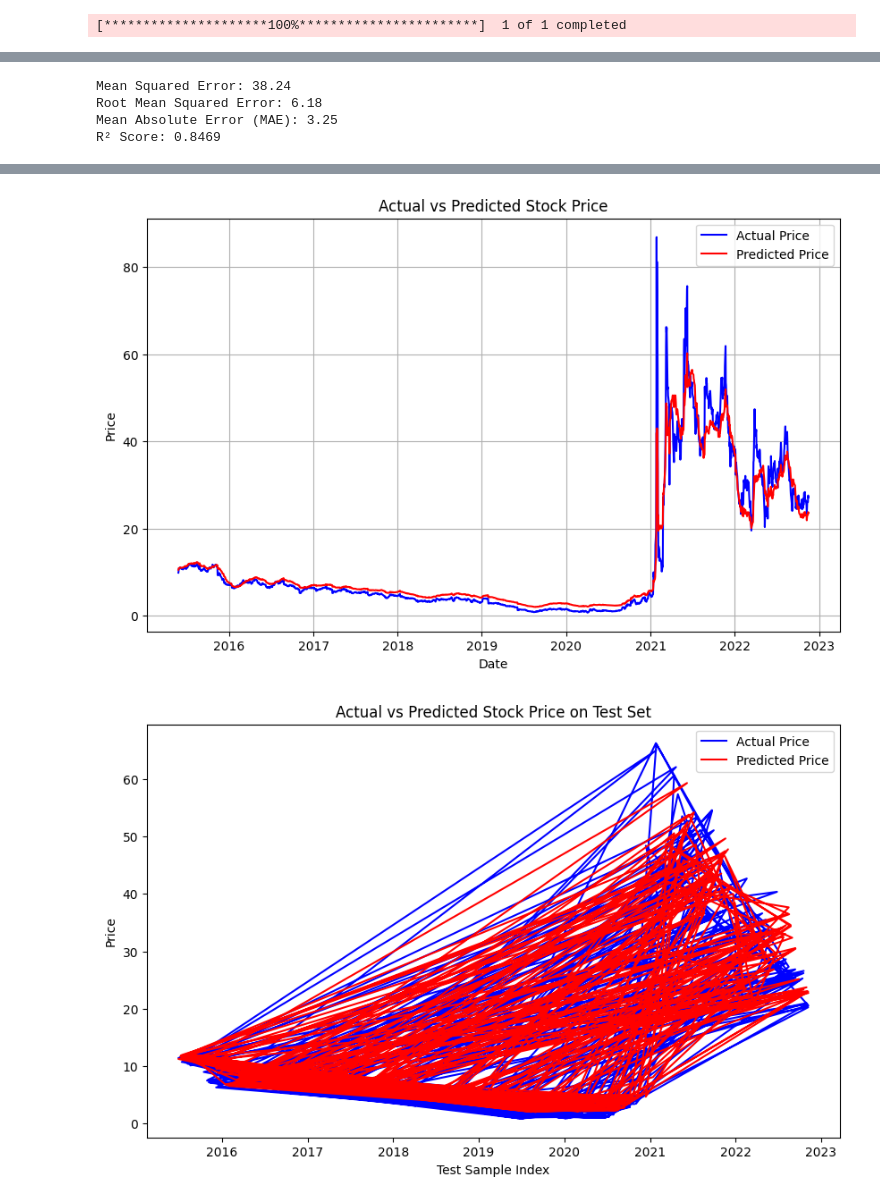
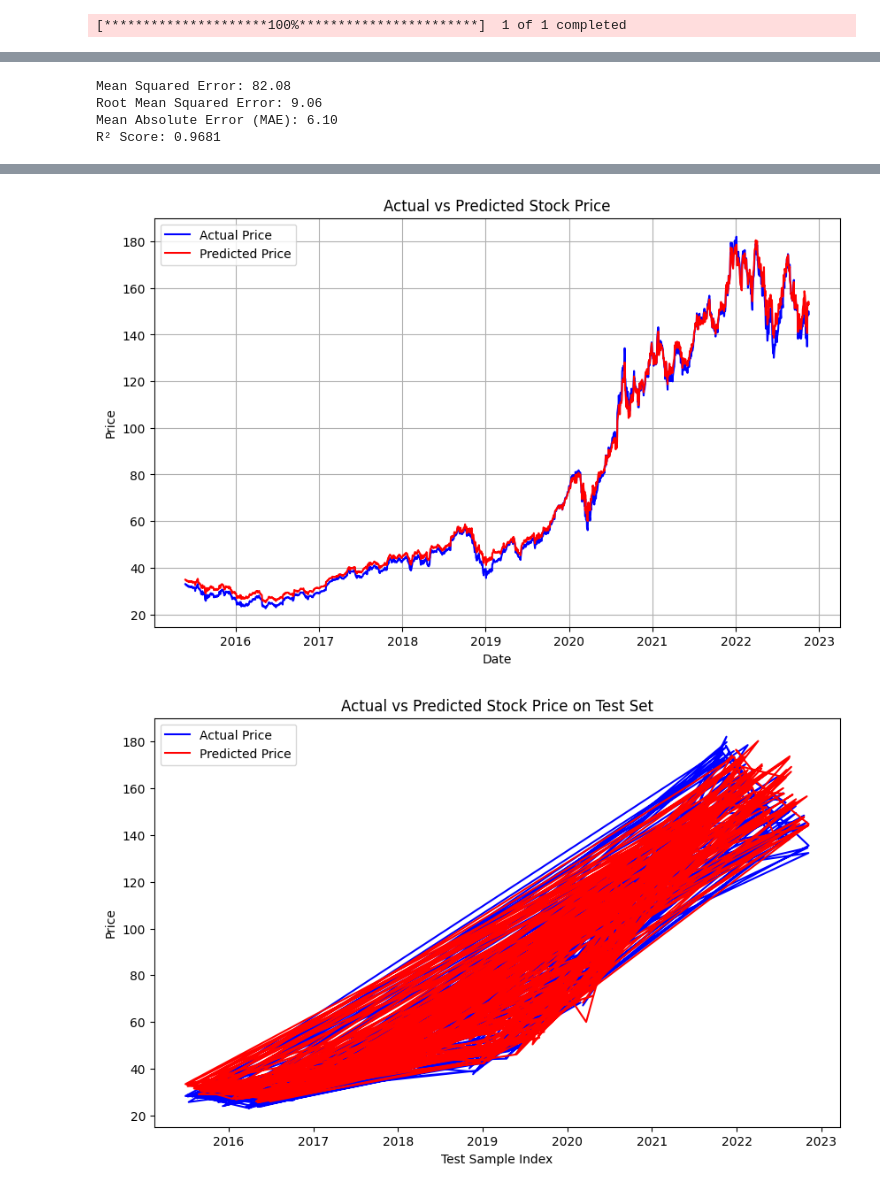
Before and after one commit to Bishopmc7/Stock-Price-Prediction, a Jupyter notebook: qf.ipynb, the cells around one changed output, grey strips where cells are left out. Saved outputs shown, nothing was run; the diff lists cells and outputs as text; code cells hidden in the pictures.

```diff
--- a/qf.ipynb
+++ b/qf.ipynb
@@ -90,7 +90,7 @@ from sklearn.linear_model import LinearRegression
 from sklearn.metrics import mean_squared_error, mean_absolute_error, r2_score
 
 # Download historical stock data
-ticker = 'GME'  # You can change this to any stock symbol
+ticker = 'AAPL'  # You can change this to any stock symbol
 data = yf.download(ticker, start='2015-01-01', end='2023-01-01')
 data = data[['Close']]  # We're interested in the 'Close' price
 
@@ -199,4 +199,4 @@ plt.show()
-Mean Squared Error: 38.24
-Root Mean Squared Error: 6.18
-Mean Absolute Error (MAE): 3.25
-R² Score: 0.8469
+Mean Squared Error: 82.08
+Root Mean Squared Error: 9.06
+Mean Absolute Error (MAE): 6.10
+R² Score: 0.9681
@@ -204,2 +204,2 @@ R² Score: 0.8469
-[figure, old version]
+[figure, new version]
-[figure, old version]
+[figure, new version]
```
Also changed, not shown: parts of 2 cells of this notebook.
